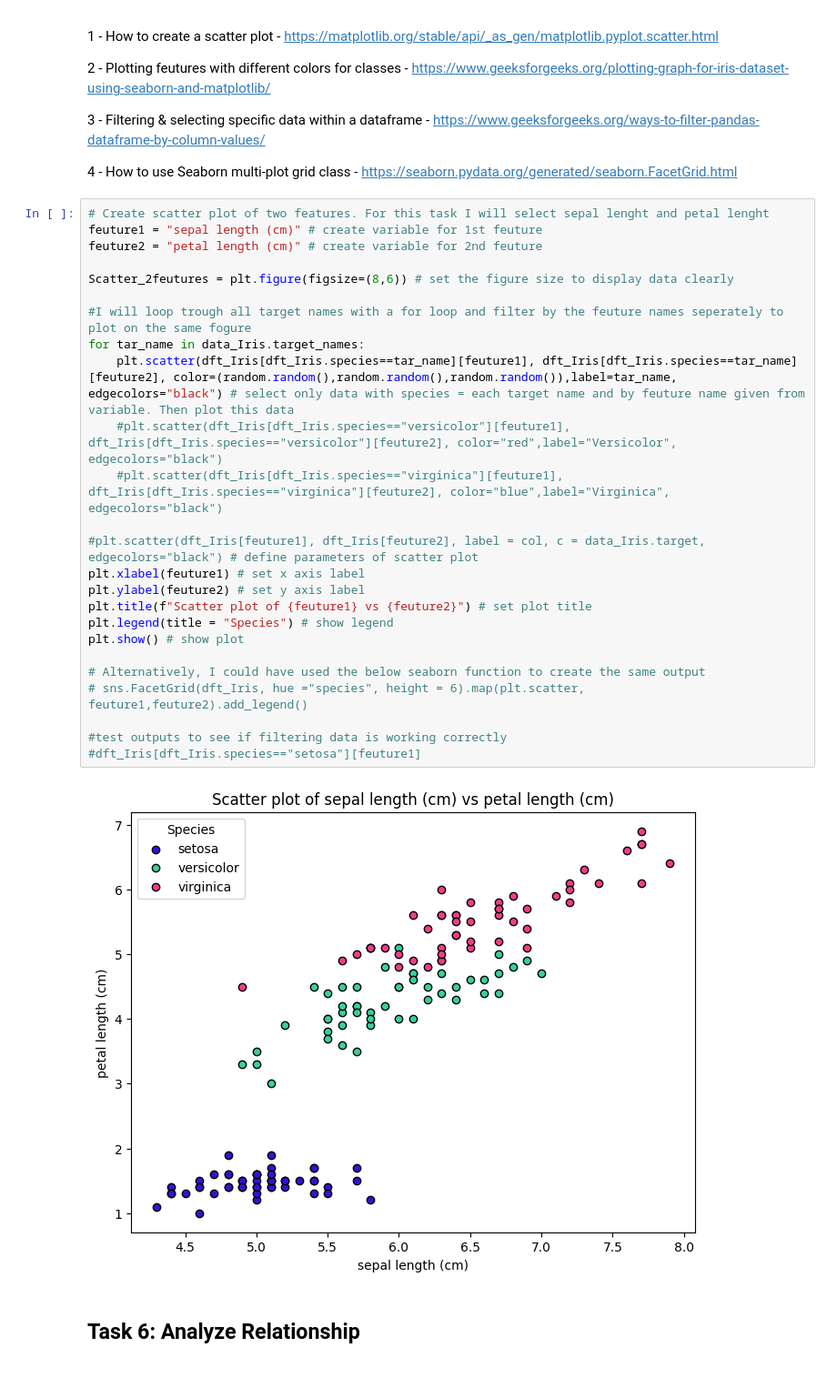
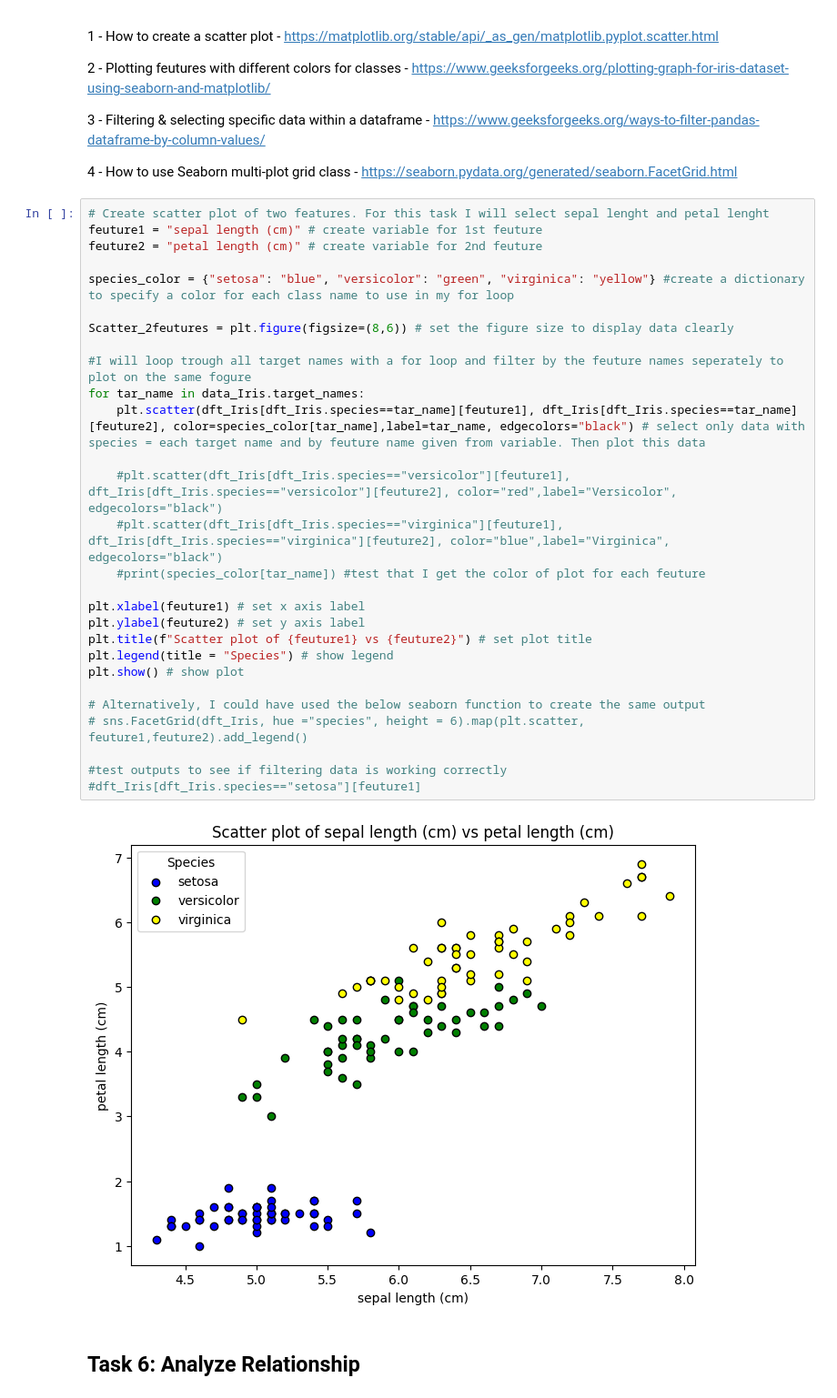
Before and after one commit to Hugo-van-Zyl/principles_of_data_analytics, a Jupyter notebook: tasks.ipynb, the cells around one changed output. Shown at 91% size. Drawn from its saved outputs; the diff is of its cells as text.

Commit message:
Task 5 update with custom colors for plot

```diff
--- a/tasks.ipynb
+++ b/tasks.ipynb
@@ -319,30 +319,33 @@ Color-code the three different classes of the scatter plot points.
 # %%
 # Create scatter plot of two features. For this task I will select sepal lenght and petal lenght
 feuture1 = "sepal length (cm)" # create variable for 1st feuture
 feuture2 = "petal length (cm)" # create variable for 2nd feuture
 
+species_color = {"setosa": "blue", "versicolor": "green", "virginica": "yellow"} #create a dictionary to specify a color for each class name to use in my for loop
+
 Scatter_2feutures = plt.figure(figsize=(8,6)) # set the figure size to display data clearly
 
 #I will loop trough all target names with a for loop and filter by the feuture names seperately to plot on the same fogure
 for tar_name in data_Iris.target_names:
-    plt.scatter(dft_Iris[dft_Iris.species==tar_name][feuture1], dft_Iris[dft_Iris.species==tar_name][feuture2], color=(random.random(),random.random(),random.random()),label=tar_name, edgecolors="black") # select only data with species = each target name and by feuture name given from variable. Then plot this data
+    plt.scatter(dft_Iris[dft_Iris.species==tar_name][feuture1], dft_Iris[dft_Iris.species==tar_name][feuture2], color=species_color[tar_name],label=tar_name, edgecolors="black") # select only data with species = each target name and by feuture name given from variable. Then plot this data
+
     #plt.scatter(dft_Iris[dft_Iris.species=="versicolor"][feuture1], dft_Iris[dft_Iris.species=="versicolor"][feuture2], color="red",label="Versicolor", edgecolors="black")
     #plt.scatter(dft_Iris[dft_Iris.species=="virginica"][feuture1], dft_Iris[dft_Iris.species=="virginica"][feuture2], color="blue",label="Virginica", edgecolors="black")
+    #print(species_color[tar_name]) #test that I get the color of plot for each feuture
 
-#plt.scatter(dft_Iris[feuture1], dft_Iris[feuture2], label = col, c = data_Iris.target, edgecolors="black") # define parameters of scatter plot
 plt.xlabel(feuture1) # set x axis label
 plt.ylabel(feuture2) # set y axis label
 plt.title(f"Scatter plot of {feuture1} vs {feuture2}") # set plot title
 plt.legend(title = "Species") # show legend
 plt.show() # show plot
 
 # Alternatively, I could have used the below seaborn function to create the same output
 # sns.FacetGrid(dft_Iris, hue ="species", height = 6).map(plt.scatter, feuture1,feuture2).add_legend()
 
 #test outputs to see if filtering data is working correctly
 #dft_Iris[dft_Iris.species=="setosa"][feuture1]
 # %% [output]
-[figure, old version]
+[figure, new version]
 # %% [markdown]
 ## Task 6: Analyze Relationship
 # %% [markdown]
```
Also changed, not shown: parts of 2 cells of this notebook.
